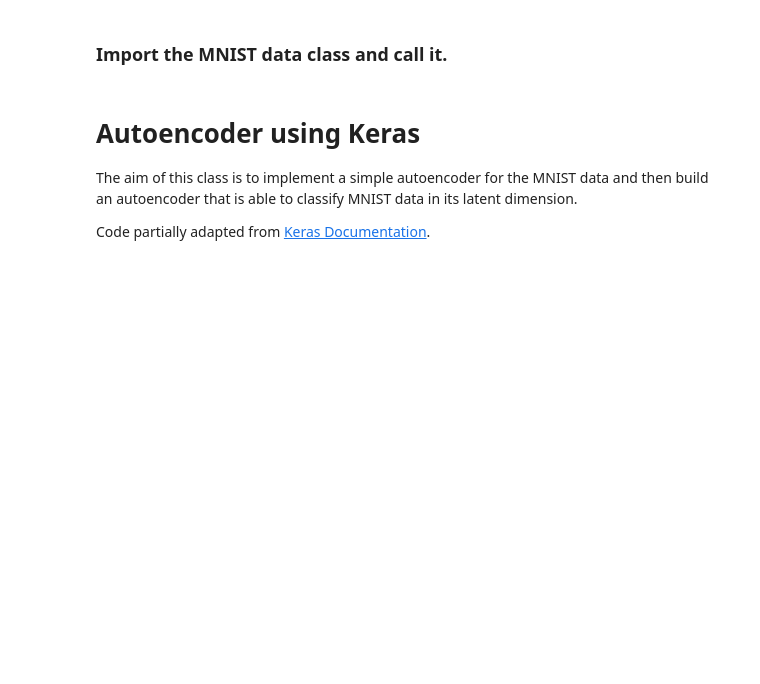
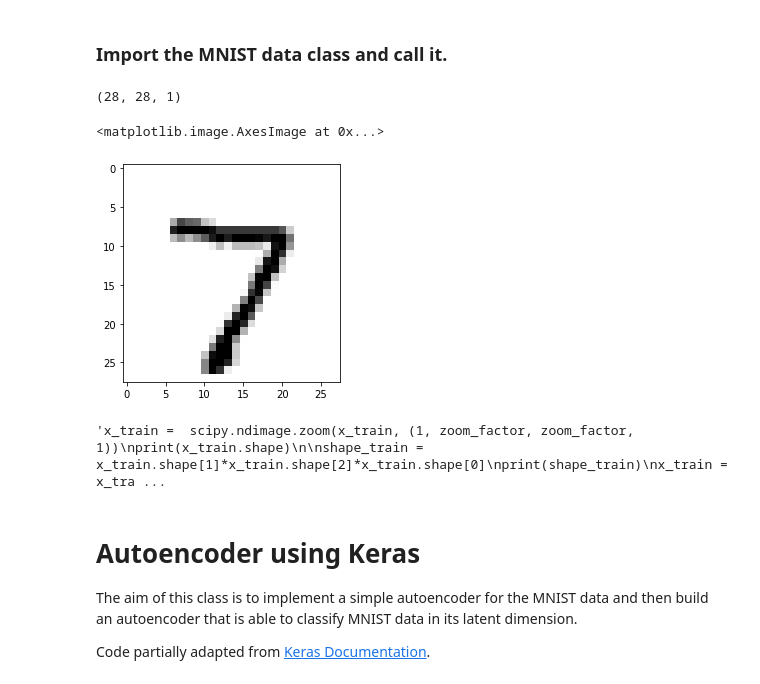
Before and after one commit to LorenzoValente3/Autoencoder-for-FPGA, a Jupyter notebook: AE.ipynb, the cells around one changed output. Cells and saved outputs as stored; diff of their text form; code cells hidden in the pictures; blank space fills up the shorter version.

Commit message:
mnist

```diff
--- a/AE.ipynb
+++ b/AE.ipynb
@@ -15,6 +15,37 @@ import callbacks
 # %%
 import MNIST_dataset as mnist
 data = mnist.MNISTData()
+print(data.x_train[0].shape)
+plt.imshow(data.x_test[0], cmap='gray_r')
+# %% [output]
+(28, 28, 1)
+<matplotlib.image.AxesImage at 0x...>
+[figure, added]
+# %%
+zoom_factor = 0.5
+data_zoom = mnist.MNISTData(data_fraction=0.001, zoom_factor=zoom_factor)
+
+#x_train= data_zoom.x_test
+#print(x_train.shape)
+"""x_train =  scipy.ndimage.zoom(x_train, (1, zoom_factor, zoom_factor, 1))
+print(x_train.shape)
+
+shape_train = x_train.shape[1]*x_train.shape[2]*x_train.shape[0]
+print(shape_train)
+x_train = x_train.reshape([shape_train,])
+print(x_train[0].shape)"""
+#print(data_zoom.x_train[0].shape)
+#plt.imshow(data_zoom.x_test[0].reshape(14,14), cmap='gray_r')
+
+#x_test =  scipy.ndimage.zoom(x_test, (1, zoom_factor, zoom_factor, 1))
+#print(x_test.shape)
+#shape = int(x_test.shape[1]* x_test.shape[2])
+#print(shape)
+#x_test = x_test.reshape([shape,])
+#print(x_test.shape)
+#plt.imshow(data_zoom.x_test[0].reshape(14,14), cmap='gray_r')
+# %% [output]
+'x_train =  scipy.ndimage.zoom(x_train, (1, zoom_factor, zoom_factor, 1))\nprint(x_train.shape)\n\nshape_train = x_train.shape[1]*x_train.shape[2]*x_train.shape[0]\nprint(shape_train)\nx_train = x_tra ...
 # %% [markdown]
 # Autoencoder using Keras
 The aim of this class is to implement a simple autoencoder for the MNIST data and then build an autoencoder that is
```
Also changed, not shown: parts of 3 cells of this notebook, 5 other files.
